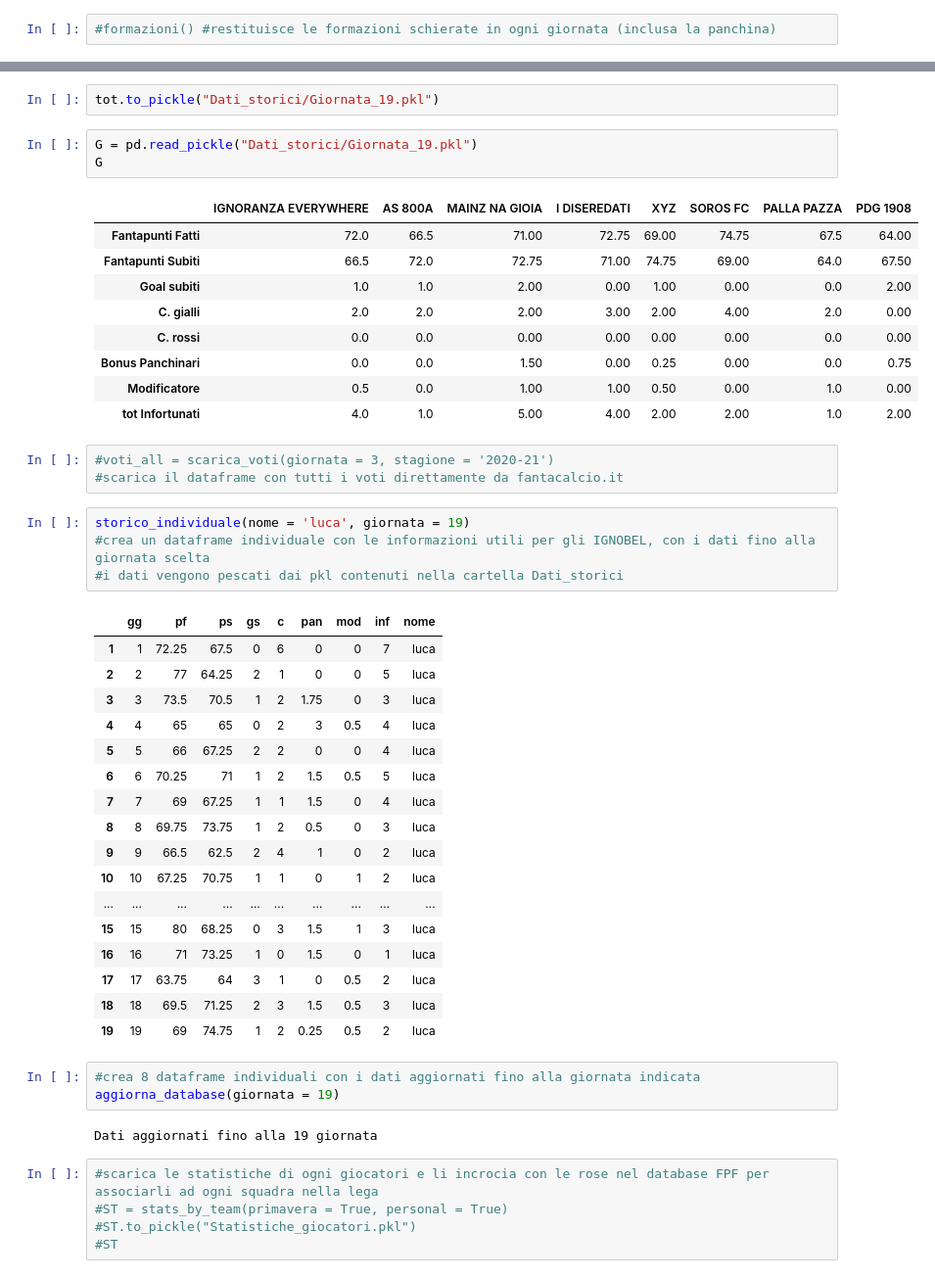
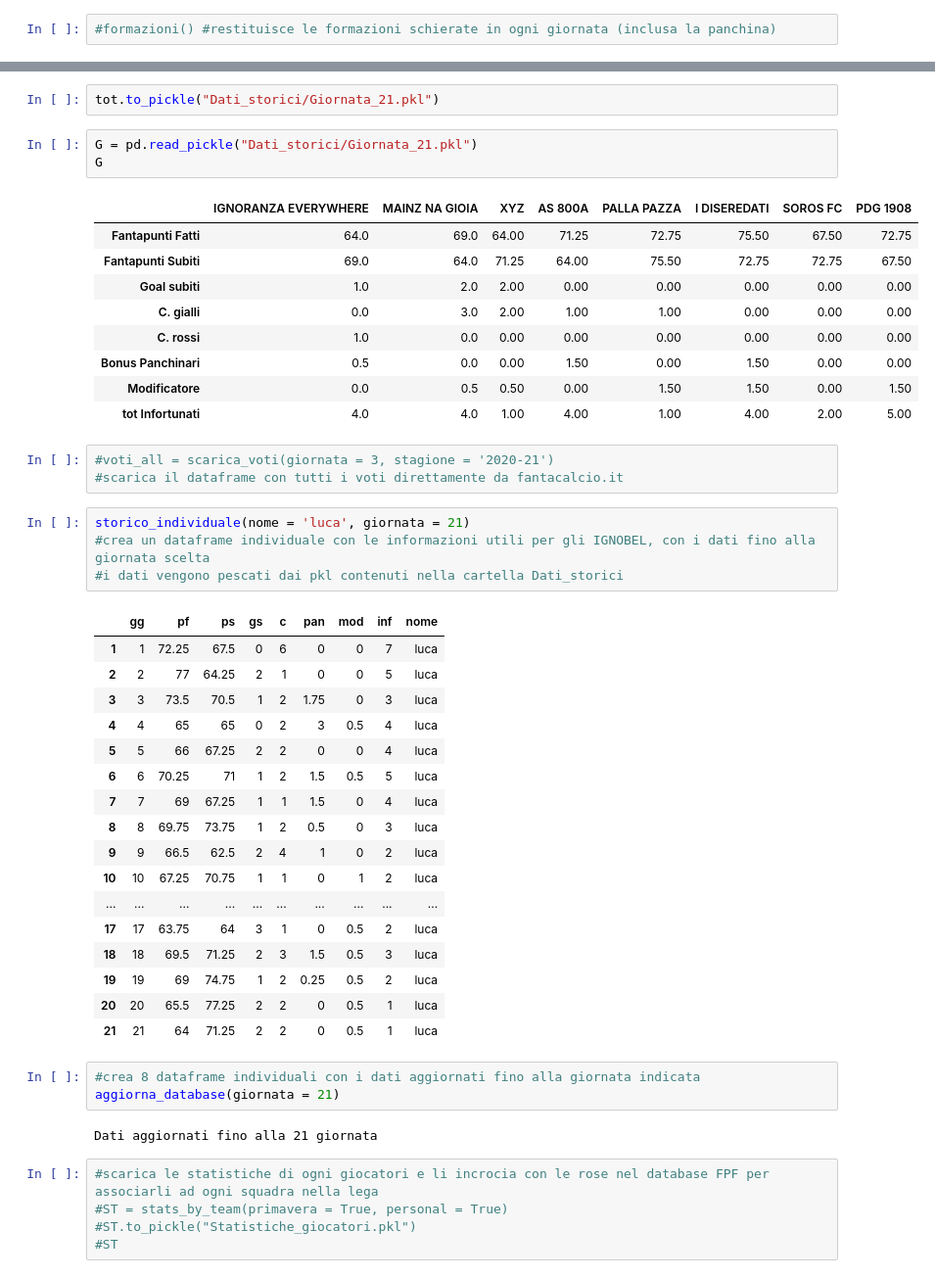
Before and after one commit to lucaagozzino/Fantapalla_simulazioni, a Jupyter notebook: IGNOBEL/IGNOBEL.ipynb, the cells around one changed output, grey strips where cells are left out. Shown at 98% size. Cells and saved outputs as stored; diff of their text form.

Commit message:
updated database

```diff
--- a/IGNOBEL/IGNOBEL.ipynb
+++ b/IGNOBEL/IGNOBEL.ipynb
@@ -88,23 +81,23 @@ tot
 # %%
-tot.to_pickle("Dati_storici/Giornata_19.pkl")
+tot.to_pickle("Dati_storici/Giornata_21.pkl")
 # %%
-G = pd.read_pickle("Dati_storici/Giornata_19.pkl")
+G = pd.read_pickle("Dati_storici/Giornata_21.pkl")
 G
 # %% [output]
-|  | IGNORANZA EVERYWHERE | AS 800A | MAINZ NA GIOIA | I DISEREDATI | XYZ | SOROS FC | PALLA PAZZA | PDG 1908 |
-| Fantapunti Fatti | 72.0 | 66.5 | 71.00 | 72.75 | 69.00 | 74.75 | 67.5 | 64.00 |
-| Fantapunti Subiti | 66.5 | 72.0 | 72.75 | 71.00 | 74.75 | 69.00 | 64.0 | 67.50 |
-| Goal subiti | 1.0 | 1.0 | 2.00 | 0.00 | 1.00 | 0.00 | 0.0 | 2.00 |
-| C. gialli | 2.0 | 2.0 | 2.00 | 3.00 | 2.00 | 4.00 | 2.0 | 0.00 |
-| C. rossi | 0.0 | 0.0 | 0.00 | 0.00 | 0.00 | 0.00 | 0.0 | 0.00 |
-| Bonus Panchinari | 0.0 | 0.0 | 1.50 | 0.00 | 0.25 | 0.00 | 0.0 | 0.75 |
-| Modificatore | 0.5 | 0.0 | 1.00 | 1.00 | 0.50 | 0.00 | 1.0 | 0.00 |
-| tot Infortunati | 4.0 | 1.0 | 5.00 | 4.00 | 2.00 | 2.00 | 1.0 | 2.00 |
+|  | IGNORANZA EVERYWHERE | MAINZ NA GIOIA | XYZ | AS 800A | PALLA PAZZA | I DISEREDATI | SOROS FC | PDG 1908 |
+| Fantapunti Fatti | 64.0 | 69.0 | 64.00 | 71.25 | 72.75 | 75.50 | 67.50 | 72.75 |
+| Fantapunti Subiti | 69.0 | 64.0 | 71.25 | 64.00 | 75.50 | 72.75 | 72.75 | 67.50 |
+| Goal subiti | 1.0 | 2.0 | 2.00 | 0.00 | 0.00 | 0.00 | 0.00 | 0.00 |
+| C. gialli | 0.0 | 3.0 | 2.00 | 1.00 | 1.00 | 0.00 | 0.00 | 0.00 |
+| C. rossi | 1.0 | 0.0 | 0.00 | 0.00 | 0.00 | 0.00 | 0.00 | 0.00 |
+| Bonus Panchinari | 0.5 | 0.0 | 0.00 | 1.50 | 0.00 | 1.50 | 0.00 | 0.00 |
+| Modificatore | 0.0 | 0.5 | 0.50 | 0.00 | 1.50 | 1.50 | 0.00 | 1.50 |
+| tot Infortunati | 4.0 | 4.0 | 1.00 | 4.00 | 1.00 | 4.00 | 2.00 | 5.00 |
 # %%
 #voti_all = scarica_voti(giornata = 3, stagione = '2020-21')
 #scarica il dataframe con tutti i voti direttamente da fantacalcio.it
 # %%
-storico_individuale(nome = 'luca', giornata = 19)
+storico_individuale(nome = 'luca', giornata = 21)
 #crea un dataframe individuale con le informazioni utili per gli IGNOBEL, con i dati fino alla giornata scelta
 #i dati vengono pescati dai pkl contenuti nella cartella Dati_storici
 # %% [output]
@@ -120,16 +113,16 @@ storico_individuale(nome = 'luca', giornata = 19)
 | 9 | 9 | 66.5 | 62.5 | 2 | 4 | 1 | 0 | 2 | luca |
 | 10 | 10 | 67.25 | 70.75 | 1 | 1 | 0 | 1 | 2 | luca |
 | ... | ... | ... | ... | ... | ... | ... | ... | ... | ... |
-| 15 | 15 | 80 | 68.25 | 0 | 3 | 1.5 | 1 | 3 | luca |
-| 16 | 16 | 71 | 73.25 | 1 | 0 | 1.5 | 0 | 1 | luca |
 | 17 | 17 | 63.75 | 64 | 3 | 1 | 0 | 0.5 | 2 | luca |
 | 18 | 18 | 69.5 | 71.25 | 2 | 3 | 1.5 | 0.5 | 3 | luca |
 | 19 | 19 | 69 | 74.75 | 1 | 2 | 0.25 | 0.5 | 2 | luca |
+| 20 | 20 | 65.5 | 77.25 | 2 | 2 | 0 | 0.5 | 1 | luca |
+| 21 | 21 | 64 | 71.25 | 2 | 2 | 0 | 0.5 | 1 | luca |
 # %%
 #crea 8 dataframe individuali con i dati aggiornati fino alla giornata indicata
-aggiorna_database(giornata = 19)
+aggiorna_database(giornata = 21)
 # %% [output]
-Dati aggiornati fino alla 19 giornata
+Dati aggiornati fino alla 21 giornata
 # %%
 #scarica le statistiche di ogni giocatori e li incrocia con le rose nel database FPF per associarli ad ogni squadra nella lega
 #ST = stats_by_team(primavera = True, personal = True)
```
Also changed, not shown: parts of 10 cells of this notebook, 22 other files.
